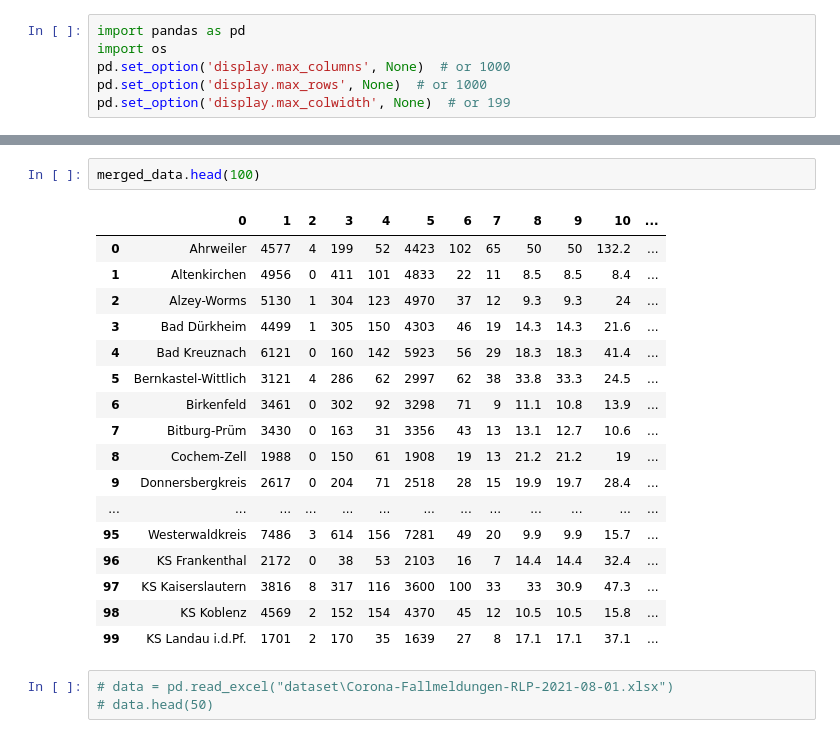
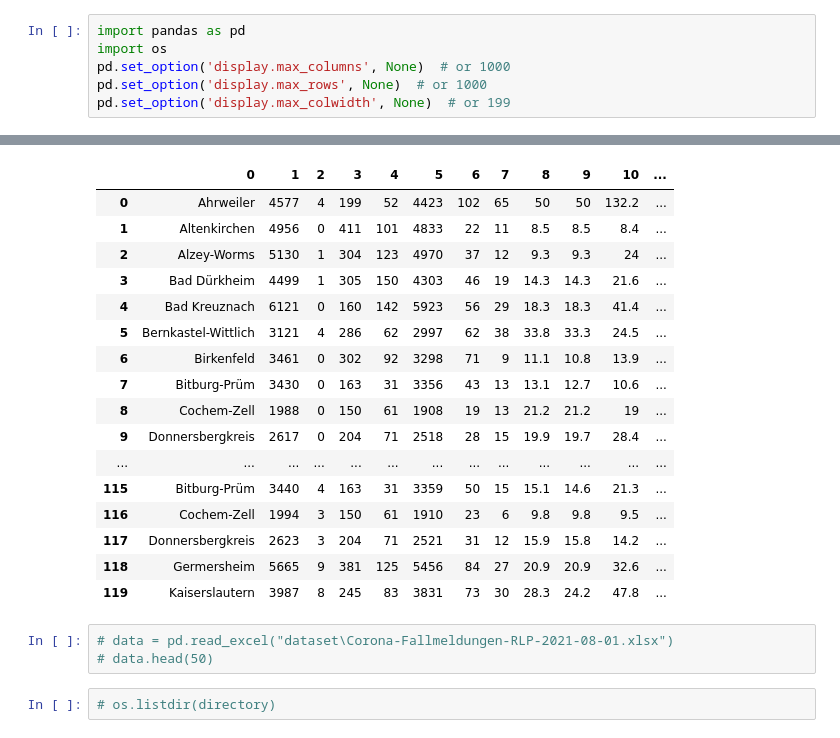
Before and after one commit to jahid-hasan-polash/Covid_AI_Research_Lab, a Jupyter notebook: Merge_All_Dataset.ipynb, the cells around one changed output, grey strips where cells are left out. Cells and saved outputs as stored; diff of their text form.

Commit message:
Final Merged Dataset

```diff
--- a/Merge_All_Dataset.ipynb
+++ b/Merge_All_Dataset.ipynb
@@ -89,23 +127,24 @@ FileCreateError: [Errno 13] Permission denied: 'merged_data.xlsx'
 # %%
-merged_data.head(100)
 # %% [output]
 |  | 0 | 1 | 2 | 3 | 4 | 5 | 6 | 7 | 8 | 9 | 10 | ... |
 | 0 | Ahrweiler | 4577 | 4 | 199 | 52 | 4423 | 102 | 65 | 50 | 50 | 132.2 | ... |
 | 1 | Altenkirchen | 4956 | 0 | 411 | 101 | 4833 | 22 | 11 | 8.5 | 8.5 | 8.4 | ... |
 | 2 | Alzey-Worms | 5130 | 1 | 304 | 123 | 4970 | 37 | 12 | 9.3 | 9.3 | 24 | ... |
 | 3 | Bad Dürkheim | 4499 | 1 | 305 | 150 | 4303 | 46 | 19 | 14.3 | 14.3 | 21.6 | ... |
 | 4 | Bad Kreuznach | 6121 | 0 | 160 | 142 | 5923 | 56 | 29 | 18.3 | 18.3 | 41.4 | ... |
 | 5 | Bernkastel-Wittlich | 3121 | 4 | 286 | 62 | 2997 | 62 | 38 | 33.8 | 33.3 | 24.5 | ... |
 | 6 | Birkenfeld | 3461 | 0 | 302 | 92 | 3298 | 71 | 9 | 11.1 | 10.8 | 13.9 | ... |
 | 7 | Bitburg-Prüm | 3430 | 0 | 163 | 31 | 3356 | 43 | 13 | 13.1 | 12.7 | 10.6 | ... |
 | 8 | Cochem-Zell | 1988 | 0 | 150 | 61 | 1908 | 19 | 13 | 21.2 | 21.2 | 19 | ... |
 | 9 | Donnersbergkreis | 2617 | 0 | 204 | 71 | 2518 | 28 | 15 | 19.9 | 19.7 | 28.4 | ... |
 | ... | ... | ... | ... | ... | ... | ... | ... | ... | ... | ... | ... | ... |
-| 95 | Westerwaldkreis | 7486 | 3 | 614 | 156 | 7281 | 49 | 20 | 9.9 | 9.9 | 15.7 | ... |
-| 96 | KS Frankenthal | 2172 | 0 | 38 | 53 | 2103 | 16 | 7 | 14.4 | 14.4 | 32.4 | ... |
-| 97 | KS Kaiserslautern | 3816 | 8 | 317 | 116 | 3600 | 100 | 33 | 33 | 30.9 | 47.3 | ... |
-| 98 | KS Koblenz | 4569 | 2 | 152 | 154 | 4370 | 45 | 12 | 10.5 | 10.5 | 15.8 | ... |
-| 99 | KS Landau i.d.Pf. | 1701 | 2 | 170 | 35 | 1639 | 27 | 8 | 17.1 | 17.1 | 37.1 | ... |
+| 115 | Bitburg-Prüm | 3440 | 4 | 163 | 31 | 3359 | 50 | 15 | 15.1 | 14.6 | 21.3 | ... |
+| 116 | Cochem-Zell | 1994 | 3 | 150 | 61 | 1910 | 23 | 6 | 9.8 | 9.8 | 9.5 | ... |
+| 117 | Donnersbergkreis | 2623 | 3 | 204 | 71 | 2521 | 31 | 12 | 15.9 | 15.8 | 14.2 | ... |
+| 118 | Germersheim | 5665 | 9 | 381 | 125 | 5456 | 84 | 27 | 20.9 | 20.9 | 32.6 | ... |
+| 119 | Kaiserslautern | 3987 | 8 | 245 | 83 | 3831 | 73 | 30 | 28.3 | 24.2 | 47.8 | ... |
 # %%
 # data = pd.read_excel("dataset\Corona-Fallmeldungen-RLP-2021-08-01.xlsx")
 # data.head(50)
+# %%
+# os.listdir(directory)
```
Also changed, not shown: parts of 7 cells of this notebook, 1 other file.
